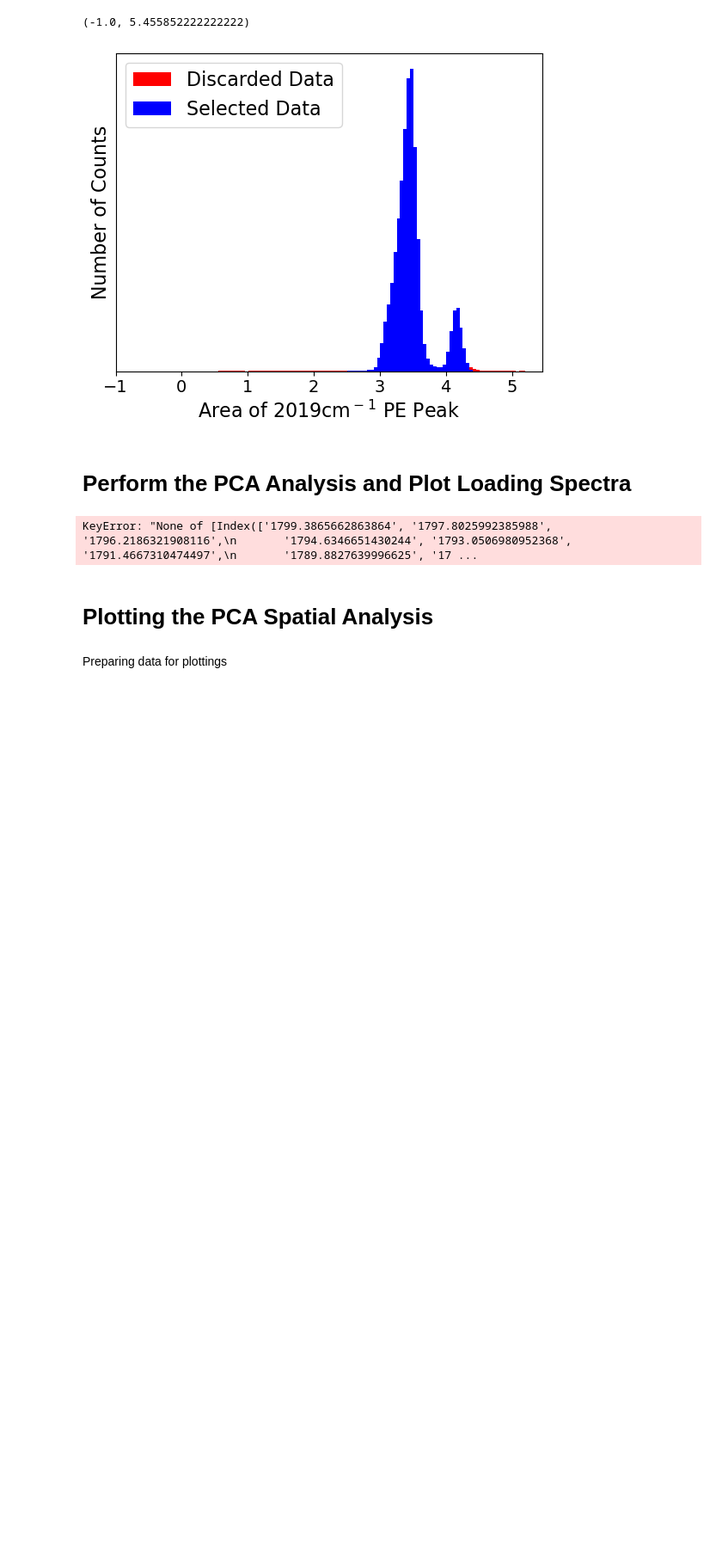
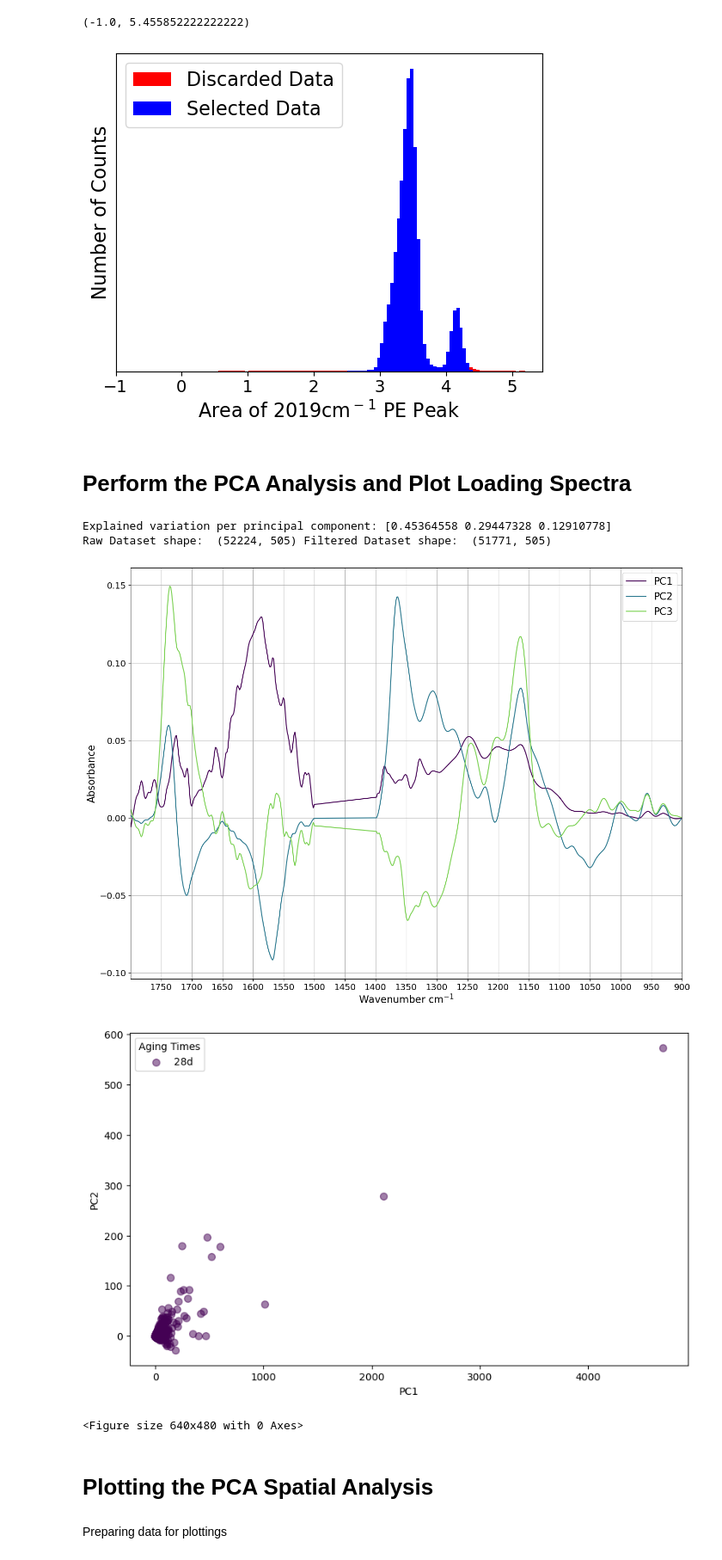
Before and after one commit to Zachery-Evans/DBSCAN_Feature_Extraction, a Jupyter notebook: DBScan Feaute Extraction.ipynb, the cells around one changed output. Shown at 86% size. Saved outputs shown, nothing was run; the diff lists cells and outputs as text; code cells hidden in the pictures; blank space fills up the shorter version.

```diff
--- a/DBScan Feaute Extraction.ipynb
+++ b/DBScan Feaute Extraction.ipynb
@@ -210,7 +215,7 @@ plt.xlim([-1, modePosition + 2])
 # %% [markdown]
 # Perform the PCA Analysis and Plot Loading Spectra
 # %%
-PCs = 2
+PCs = 3
 # Create dataset containing ONLY the wavenumbers
 rawData = rawTrainingDataframe[wavenumbers].copy()
 
@@ -229,14 +234,22 @@ with open('pca_model.pkl', 'wb') as f:
 with open('pca_model.pkl', 'rb') as f:
     loaded_pca_model = pickle.load(f)
 
+
+selected_indexes, discarded_indexes, mask_selected, modePosition, areaPE = distribution_Selection(test_df, '1981.7 - 2095.8', 3)
+
+rawTestData = test_df[wavenumbers].copy()
+
+
+Masked_PC_inputData = test_df[mask_selected].values
+
 # Use the model again on the unmasked values to get the same result for the complete dataset
-data_PCs = loaded_pca_model.transform(rawData.values)
+data_PCs = loaded_pca_model.transform(rawTestData.values)
 columns_list = ['PC'+ str(x) for x in range(1, PCs+1)]
 PCA_df = pd.DataFrame(data = data_PCs, columns = columns_list)
 
-PCA_df['map_x'] = rawTrainingDataframe['map_x'].reindex
-PCA_df['map_y'] = rawTrainingDataframe['map_y'].reindex
-PCA_df['Aging Times'] = rawTrainingDataframe['Sample Name']
+PCA_df['map_x'] = test_df['map_x'].reindex
+PCA_df['map_y'] = test_df['map_y'].reindex
+PCA_df['Aging Times'] = test_df['Sample Name']
 
 cmap = plt.get_cmap('viridis')
 colors = cmap(np.linspace(0, 0.8, PCs))
@@ -249,43 +262,61 @@ plt.yticks(fontsize=14)
 for i in range(PCs):
     loadings = savgol_filter(loadings_df_init.iloc[i, :].values, 9, 1)
     plt.plot(
-        wavenumbers.astype(float),
+        wavenumbers,
         loadings,
         color=colors[i],
         label=f"PC{i+1}"
     )
 
 legend_labels = [f'PC{i+1}' for i in range(PCs)]
 plt.legend(legend_labels, fontsize=16, loc='upper right')
 #plt.xlim(wavenumbers[0], wavenumbers[-1])
 plt.grid()
 plt.xlim(1800, 900)
 plt.savefig("PCs_loading_spectrum.png", dpi=900)
 
 """
 Plot two PCs against each other and color by aging time to see how they vary
 """
-
 colour_list=[]
 plt.figure(figsize=(10,6))
 unique_samples = PCA_df['Aging Times'].unique()
 cmap = plt.get_cmap('viridis')
 colors = cmap(np.linspace(0, 0.8, len(unique_samples)))
 i=0
 for sample in unique_samples:
     subset = PCA_df[PCA_df['Aging Times'] == sample]
     plt.scatter(subset['PC1'].values, subset['PC2'].values,
                 alpha=0.5,
                 s=50,
-                label=sample, color=colors[i])
+                label=sample.split(" ")[0], color=colors[i])
     i+=1
 plt.xlabel('PC1')
 plt.ylabel('PC2')
 plt.legend(title='Aging Times')
 plt.show()
 plt.savefig("PCs_plot.jpeg", dpi=900)
+
+"""
+Plot three PCs in a meshgrid and color by aging time
+"""
+if False:
+    PC1 = PCA_df['PC1'].to_numpy()
+    PC2 = PCA_df['PC2'].to_numpy()
+    PC3 = PCA_df['PC3'].to_numpy()
+
+    X, Y, Z = np.meshgrid(PC1[::100], PC2[::100], PC3[::100])
+
+    fig = plt.figure()
+    ax = fig.add_subplot(111, projection='3d')
+    ax.scatter(X, Y, Z, cmap='viridis')
+    plt.show()
 # %% [output]
-KeyError: "None of [Index(['1799.3865662863864', '1797.8025992385988', '1796.2186321908116',\n       '1794.6346651430244', '1793.0506980952368', '1791.4667310474497',\n       '1789.8827639996625', '17 ...
+Explained variation per principal component: [0.45364558 0.29447328 0.12910778]
+Raw Dataset shape:  (52224, 505) Filtered Dataset shape:  (51771, 505)
+[figure, added]
+[figure, added]
+<Figure size 640x480 with 0 Axes>
 # %% [markdown]
 # Plotting the PCA Spatial Analysis
 # %% [markdown]
```
Also changed, not shown: parts of 3 cells of this notebook, 2 other files.
